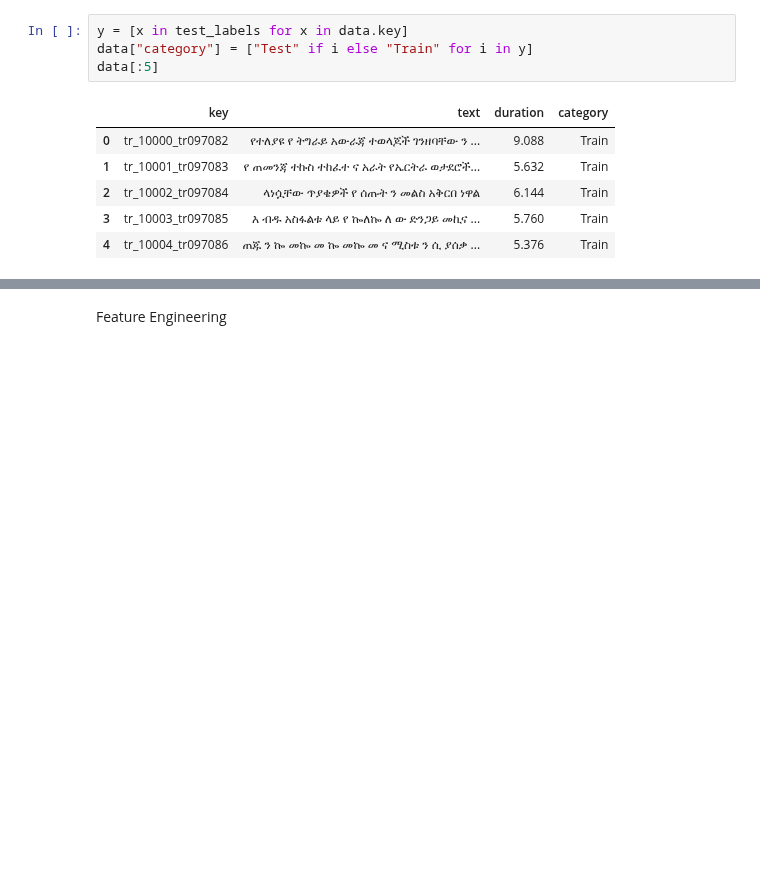
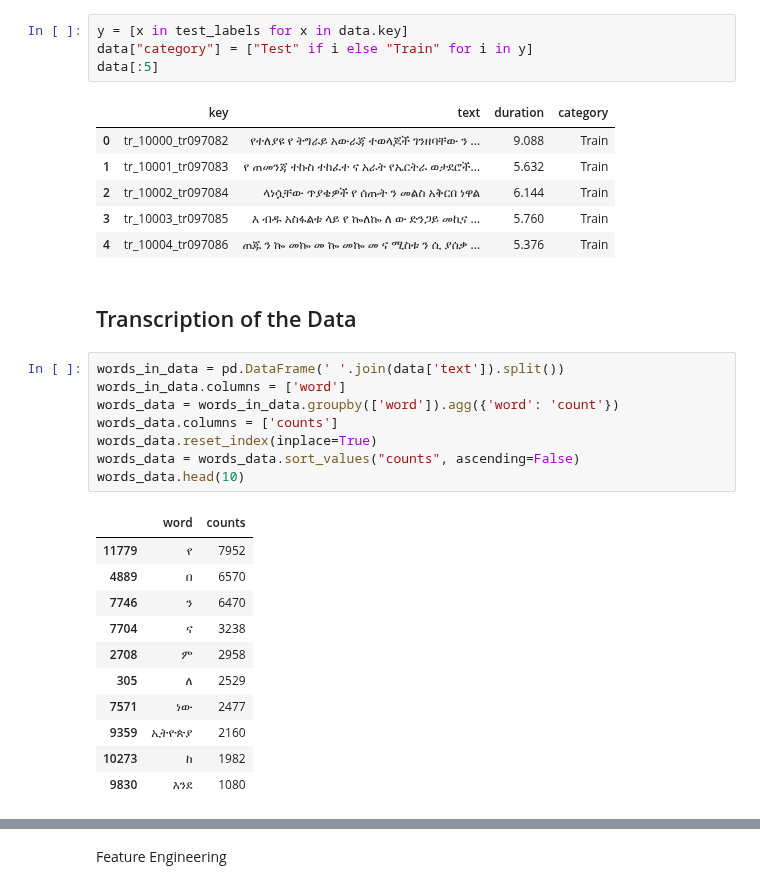
Before and after one commit to tutorialcreation/nlp_swahili_amharic, a Jupyter notebook: notebooks/Preprocessing.ipynb, the cells around one changed output, grey strips where cells are left out. Drawn from its saved outputs; the diff is of its cells as text; blank space fills up the shorter version.

```diff
--- a/notebooks/Preprocessing.ipynb
+++ b/notebooks/Preprocessing.ipynb
@@ -95,3 +100,25 @@ data[:5]
 | 2 | tr_10002_tr097084 | ላነሷቸው ጥያቄዎች የ ሰጡት ን መልስ አቅርበ ነዋል | 6.144 | Train |
 | 3 | tr_10003_tr097085 | እ ብዱ አስፋልቱ ላይ የ ኰለኰ ለ ው ድንጋይ መኪና ... | 5.760 | Train |
 | 4 | tr_10004_tr097086 | ጠጁ ን ኰ መኰ መ ኰ መኰ መ ና ሚስቱ ን ሲ ያሰቃ ... | 5.376 | Train |
+# %% [markdown]
+## Transcription of the Data
+# %%
+words_in_data = pd.DataFrame(' '.join(data['text']).split())
+words_in_data.columns = ['word']
+words_data = words_in_data.groupby(['word']).agg({'word': 'count'})
+words_data.columns = ['counts']
+words_data.reset_index(inplace=True)
+words_data = words_data.sort_values("counts", ascending=False)
+words_data.head(10)
+# %% [output]
+|  | word | counts |
+| 11779 | የ | 7952 |
+| 4889 | በ | 6570 |
+| 7746 | ን | 6470 |
+| 7704 | ና | 3238 |
+| 2708 | ም | 2958 |
+| 305 | ለ | 2529 |
+| 7571 | ነው | 2477 |
+| 9359 | ኢትዮጵያ | 2160 |
+| 10273 | ከ | 1982 |
+| 9830 | እንደ | 1080 |
```
Also changed, not shown: parts of 2 cells of this notebook.
